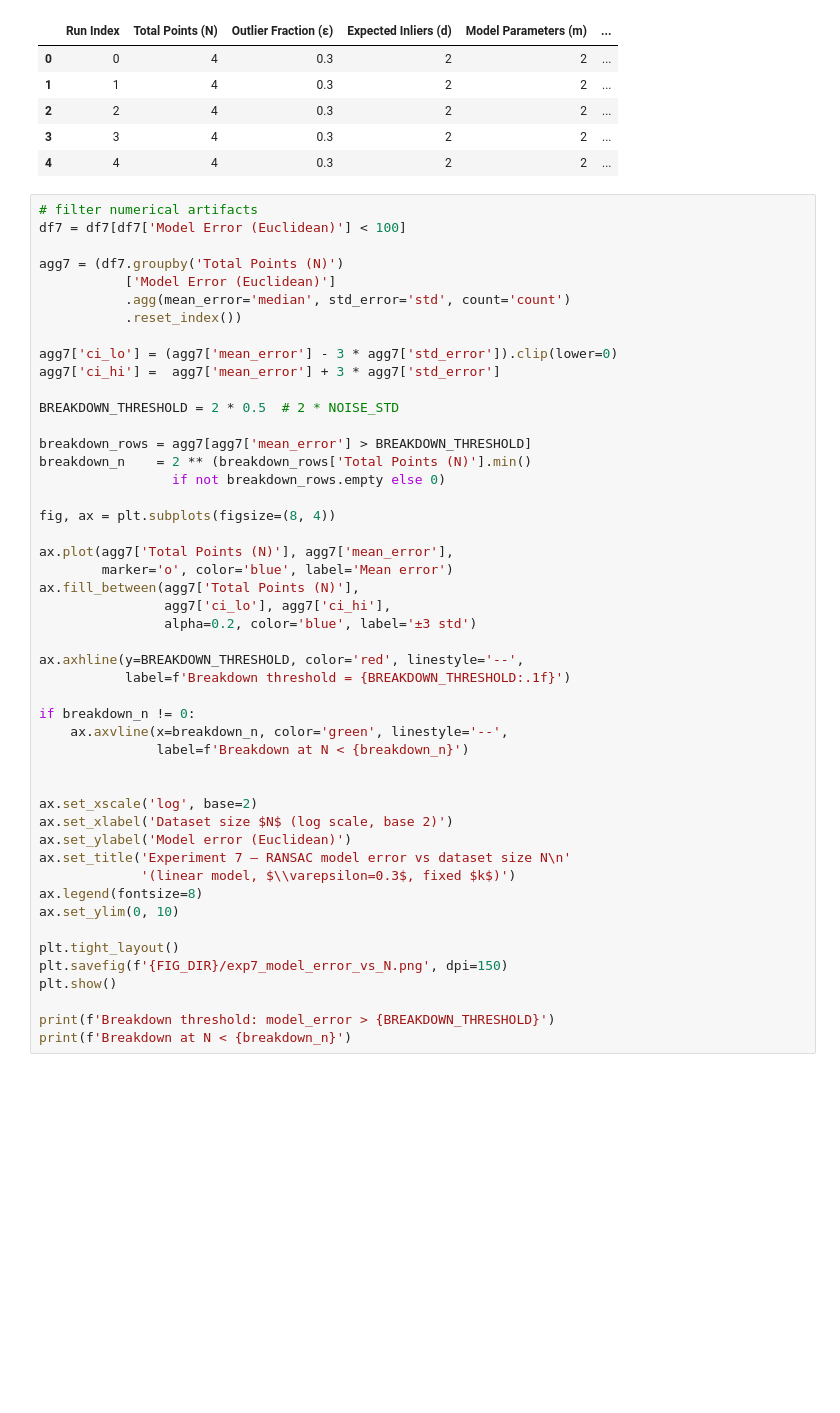
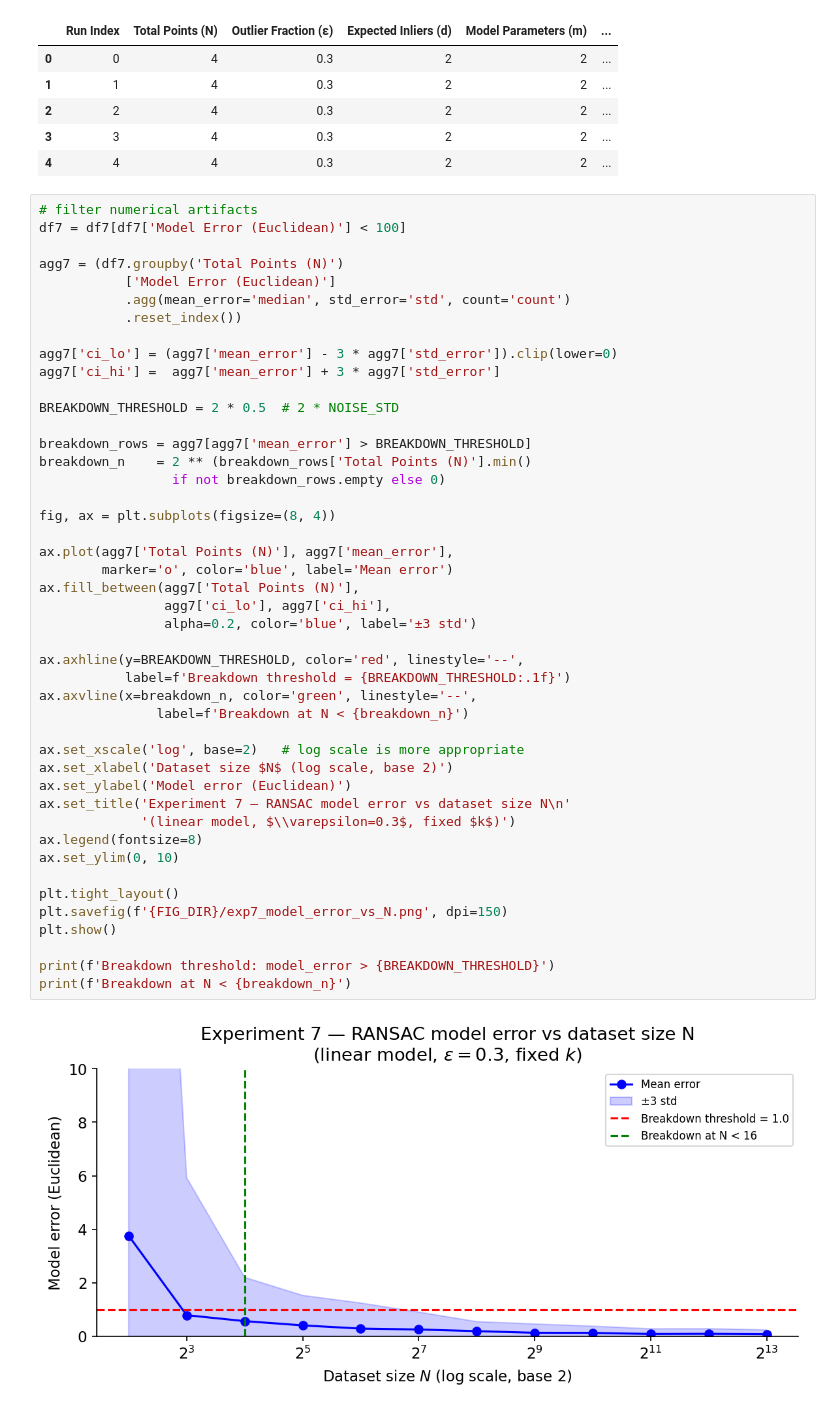
Before and after one commit to arshsinghphd/RANSAC-analysis, a Jupyter notebook: empirical_analysis/ransac_notebook.ipynb, the cells around one changed output. Cells and saved outputs as stored; diff of their text form; blank space fills up the shorter version.

Commit message:
log scale is more appropriate

```diff
--- a/empirical_analysis/ransac_notebook.ipynb
+++ b/empirical_analysis/ransac_notebook.ipynb
@@ -619,35 +619,34 @@ BREAKDOWN_THRESHOLD = 2 * 0.5  # 2 * NOISE_STD
 
 breakdown_rows = agg7[agg7['mean_error'] > BREAKDOWN_THRESHOLD]
 breakdown_n    = 2 ** (breakdown_rows['Total Points (N)'].min()
                  if not breakdown_rows.empty else 0)
 
 fig, ax = plt.subplots(figsize=(8, 4))
 
 ax.plot(agg7['Total Points (N)'], agg7['mean_error'],
         marker='o', color='blue', label='Mean error')
 ax.fill_between(agg7['Total Points (N)'],
                 agg7['ci_lo'], agg7['ci_hi'],
                 alpha=0.2, color='blue', label='±3 std')
 
 ax.axhline(y=BREAKDOWN_THRESHOLD, color='red', linestyle='--',
            label=f'Breakdown threshold = {BREAKDOWN_THRESHOLD:.1f}')
-
-if breakdown_n != 0:
-    ax.axvline(x=breakdown_n, color='green', linestyle='--',
+ax.axvline(x=breakdown_n, color='green', linestyle='--',
                label=f'Breakdown at N < {breakdown_n}')
 
-
-ax.set_xscale('log', base=2)
+ax.set_xscale('log', base=2)   # log scale is more appropriate
 ax.set_xlabel('Dataset size $N$ (log scale, base 2)')
 ax.set_ylabel('Model error (Euclidean)')
 ax.set_title('Experiment 7 — RANSAC model error vs dataset size N\n'
              '(linear model, $\\varepsilon=0.3$, fixed $k$)')
 ax.legend(fontsize=8)
 ax.set_ylim(0, 10)
 
 plt.tight_layout()
 plt.savefig(f'{FIG_DIR}/exp7_model_error_vs_N.png', dpi=150)
 plt.show()
 
 print(f'Breakdown threshold: model_error > {BREAKDOWN_THRESHOLD}')
 print(f'Breakdown at N < {breakdown_n}')
+# %% [output]
+[figure, added]
```
Also changed, not shown: parts of 1 cell of this notebook, 1 other file.
